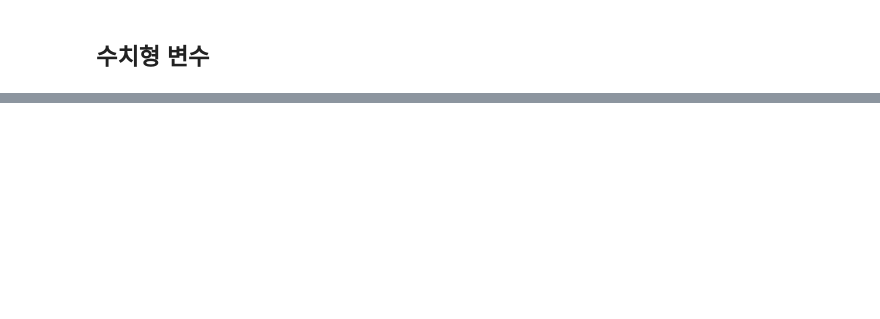
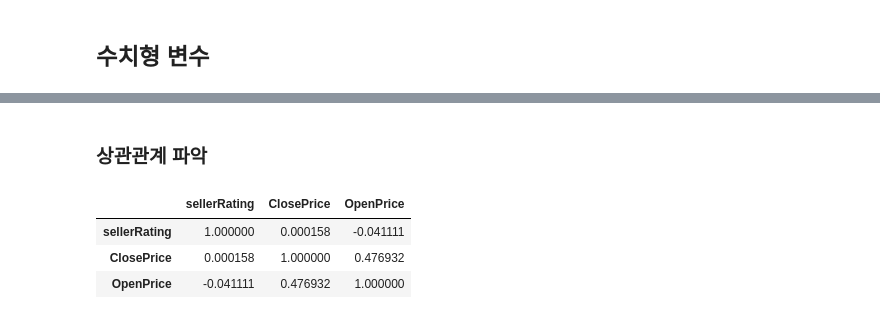
Before and after one commit to ebae-saebae/eBayInsights, a Jupyter notebook: open.ipynb, the cells around one changed output, grey strips where cells are left out. Saved outputs shown, nothing was run; the diff lists cells and outputs as text; code cells hidden in the pictures; blank space fills up the shorter version.

```diff
--- a/open.ipynb
+++ b/open.ipynb
@@ -80,0 +186,9 @@ plt.show()
+# %% [markdown]
+### 상관관계 파악
+# %%
+data[numeric_list].corr()
+# %% [output]
+|  | sellerRating | ClosePrice | OpenPrice |
+| sellerRating | 1.000000 | 0.000158 | -0.041111 |
+| ClosePrice | 0.000158 | 1.000000 | 0.476932 |
+| OpenPrice | -0.041111 | 0.476932 | 1.000000 |
```
Also changed, not shown: parts of 28 cells of this notebook.
